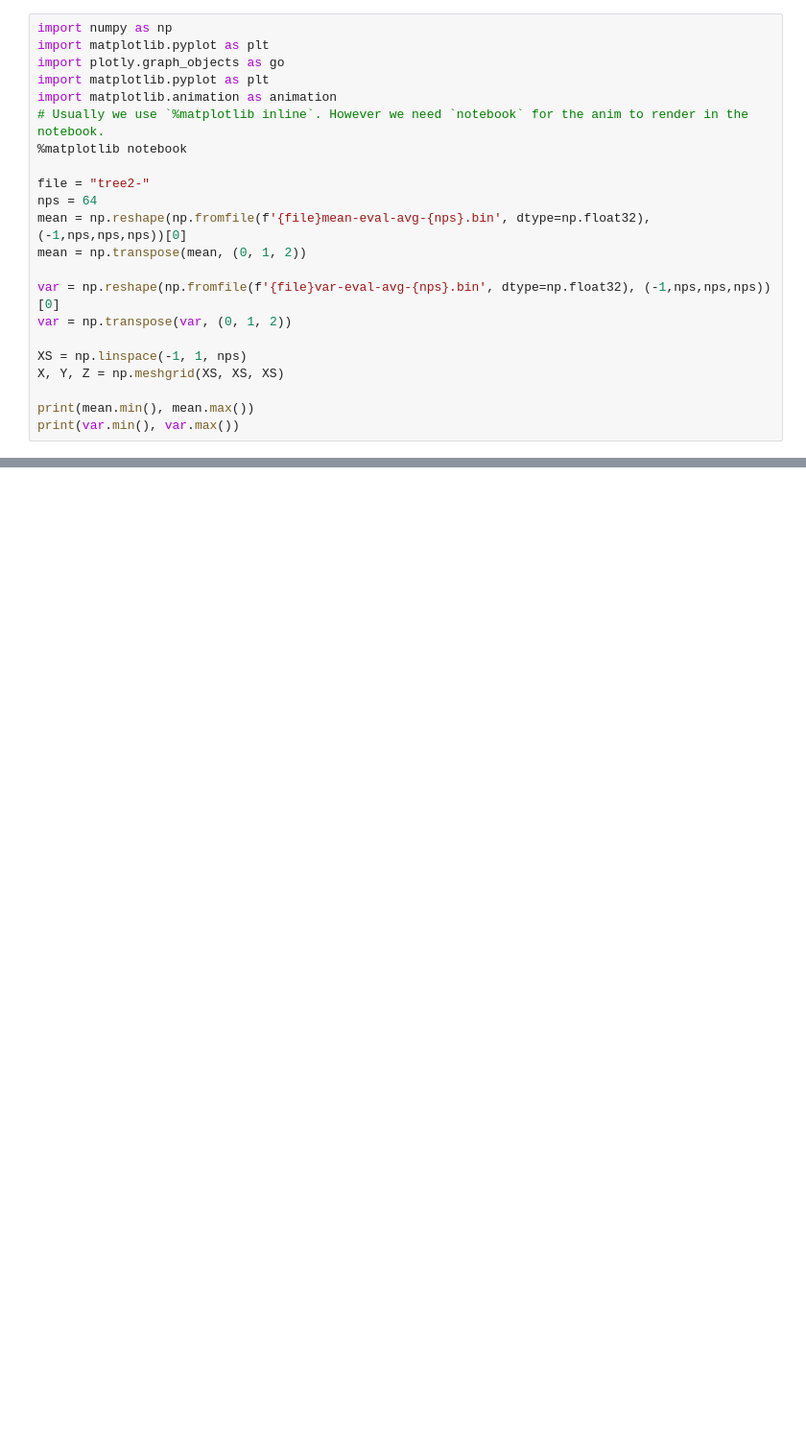
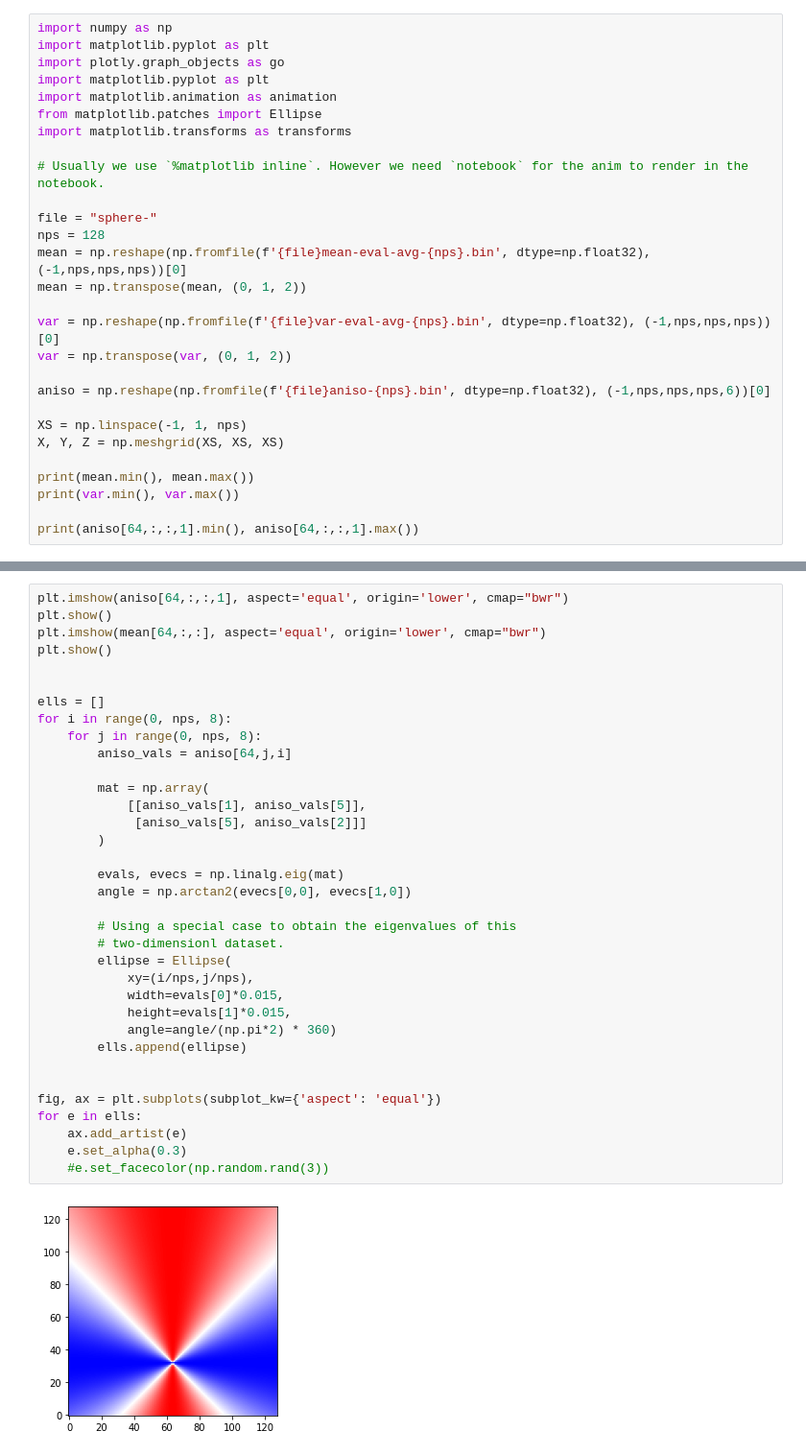
Before and after one commit to daseyb/tungsten, a Jupyter notebook: data/testing/load-gen/field-vis.ipynb, the cells around one changed output, grey strips where cells are left out. Shown: that part at 96% size. Saved outputs shown, nothing was run; the diff lists cells and outputs as text; blank space fills up the shorter version.

```diff
--- a/data/testing/load-gen/field-vis.ipynb
+++ b/data/testing/load-gen/field-vis.ipynb
@@ -4,20 +4,26 @@ import matplotlib.pyplot as plt
 import plotly.graph_objects as go
 import matplotlib.pyplot as plt
 import matplotlib.animation as animation
+from matplotlib.patches import Ellipse
+import matplotlib.transforms as transforms
+
 # Usually we use `%matplotlib inline`. However we need `notebook` for the anim to render in the notebook.
-%matplotlib notebook
 
-file = "tree2-"
-nps = 64
+file = "sphere-"
+nps = 128
 mean = np.reshape(np.fromfile(f'{file}mean-eval-avg-{nps}.bin', dtype=np.float32), (-1,nps,nps,nps))[0]
 mean = np.transpose(mean, (0, 1, 2))
 
 var = np.reshape(np.fromfile(f'{file}var-eval-avg-{nps}.bin', dtype=np.float32), (-1,nps,nps,nps))[0]
 var = np.transpose(var, (0, 1, 2))
 
+aniso = np.reshape(np.fromfile(f'{file}aniso-{nps}.bin', dtype=np.float32), (-1,nps,nps,nps,6))[0]
+
 XS = np.linspace(-1, 1, nps)
 X, Y, Z = np.meshgrid(XS, XS, XS)
 
 print(mean.min(), mean.max())
 print(var.min(), var.max())
+
+print(aniso[64,:,:,1].min(), aniso[64,:,:,1].max())
 # %% [output]
@@ -25,0 +33,37 @@ print(var.min(), var.max())
+# %%
+plt.imshow(aniso[64,:,:,1], aspect='equal', origin='lower', cmap="bwr")
+plt.show()
+plt.imshow(mean[64,:,:], aspect='equal', origin='lower', cmap="bwr")
+plt.show()
+
+
+ells = []
+for i in range(0, nps, 8):
+    for j in range(0, nps, 8):
+        aniso_vals = aniso[64,j,i]
+
+        mat = np.array(
+            [[aniso_vals[1], aniso_vals[5]],
+             [aniso_vals[5], aniso_vals[2]]]
+        )
+
+        evals, evecs = np.linalg.eig(mat)
+        angle = np.arctan2(evecs[0,0], evecs[1,0])
+
+        # Using a special case to obtain the eigenvalues of this
+        # two-dimensionl dataset.
+        ellipse = Ellipse(
+            xy=(i/nps,j/nps),
+            width=evals[0]*0.015,
+            height=evals[1]*0.015,
+            angle=angle/(np.pi*2) * 360)
+        ells.append(ellipse)
+
+
+fig, ax = plt.subplots(subplot_kw={'aspect': 'equal'})
+for e in ells:
+    ax.add_artist(e)
+    e.set_alpha(0.3)
+    #e.set_facecolor(np.random.rand(3))
+# %% [output]
+[figure, added]
```
Also changed, not shown: parts of 3 cells of this notebook, 15 other files.
